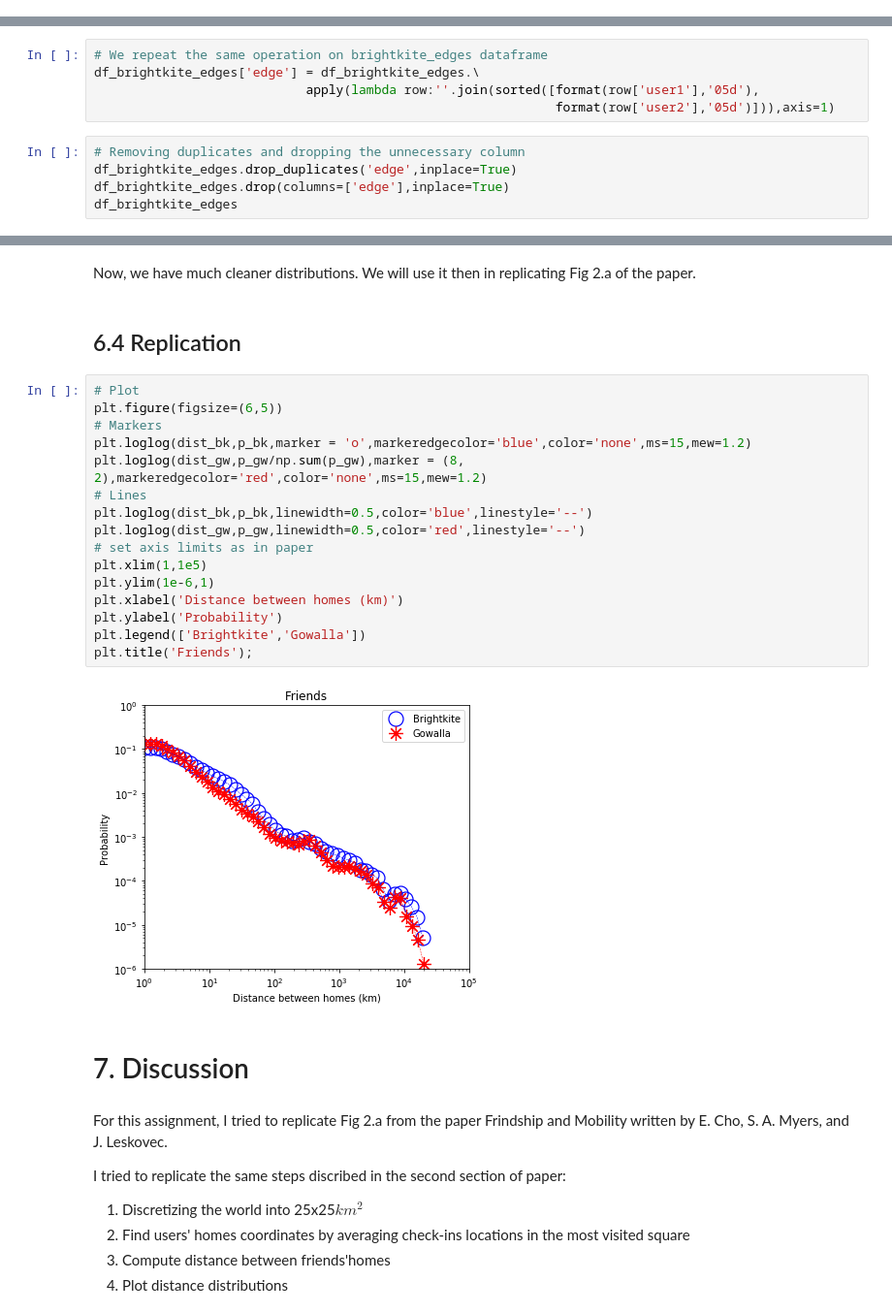
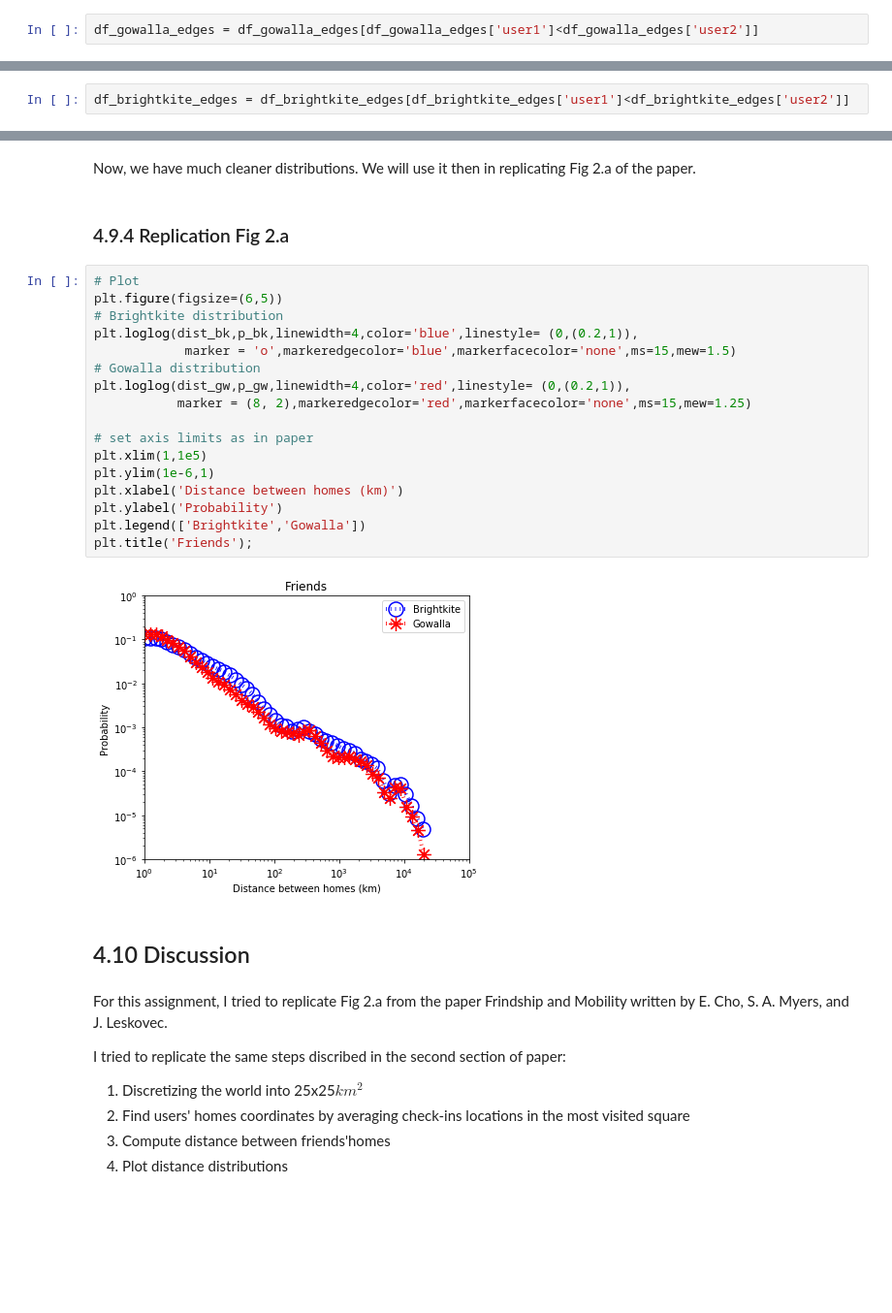
Before and after one commit to TheAzouz/Replication-of-Friendship-and-mobility, a Jupyter notebook: replication_report.ipynb, the cells around one changed output, grey strips where cells are left out. Shown at 97% size. Cells and saved outputs as stored; diff of their text form; blank space fills up the shorter version.

Commit message:
Add replication 2

```diff
--- a/replication_report.ipynb
+++ b/replication_report.ipynb
@@ -295,2 +236,4 @@ df_gowalla_edges
+# %%
+df_gowalla_edges = df_gowalla_edges[df_gowalla_edges['user1']<df_gowalla_edges['user2']]
 # %% [markdown]
 ### 3.2.2 Brightkite edges
@@ -302,10 +239,0 @@ len(str(df_brightkite_edges['user1'].max()))
-# %%
-# We repeat the same operation on brightkite_edges dataframe
-df_brightkite_edges['edge'] = df_brightkite_edges.\
-                            apply(lambda row:''.join(sorted([format(row['user1'],'05d'),
-                                                             format(row['user2'],'05d')])),axis=1)
-# %%
-# Removing duplicates and dropping the unnecessary column
-df_brightkite_edges.drop_duplicates('edge',inplace=True)
-df_brightkite_edges.drop(columns=['edge'],inplace=True)
-df_brightkite_edges
@@ -325,0 +240,2 @@ df_brightkite_edges
+# %%
+df_brightkite_edges = df_brightkite_edges[df_brightkite_edges['user1']<df_brightkite_edges['user2']]
@@ -740,27 +627,28 @@ plt.title('Friends');
 # %% [markdown]
 Now, we have much cleaner distributions. We will use it then in replicating Fig 2.a of the paper.
 # %% [markdown]
-## 6.4 Replication
+### 4.9.4 Replication Fig 2.a
 # %%
 # Plot
 plt.figure(figsize=(6,5))
-# Markers
-plt.loglog(dist_bk,p_bk,marker = 'o',markeredgecolor='blue',color='none',ms=15,mew=1.2)
-plt.loglog(dist_gw,p_gw/np.sum(p_gw),marker = (8, 2),markeredgecolor='red',color='none',ms=15,mew=1.2)
-# Lines
-plt.loglog(dist_bk,p_bk,linewidth=0.5,color='blue',linestyle='--')
-plt.loglog(dist_gw,p_gw,linewidth=0.5,color='red',linestyle='--')
+# Brightkite distribution
+plt.loglog(dist_bk,p_bk,linewidth=4,color='blue',linestyle= (0,(0.2,1)),
+            marker = 'o',markeredgecolor='blue',markerfacecolor='none',ms=15,mew=1.5)
+# Gowalla distribution
+plt.loglog(dist_gw,p_gw,linewidth=4,color='red',linestyle= (0,(0.2,1)),
+           marker = (8, 2),markeredgecolor='red',markerfacecolor='none',ms=15,mew=1.25)
+
 # set axis limits as in paper
 plt.xlim(1,1e5)
 plt.ylim(1e-6,1)
 plt.xlabel('Distance between homes (km)')
 plt.ylabel('Probability')
 plt.legend(['Brightkite','Gowalla'])
 plt.title('Friends');
 # %% [output]
-[figure, old version]
+[figure, new version]
 # %% [markdown]
-# 7. Discussion
+## 4.10 Discussion
 # %% [markdown]
 For this assignment, I tried to replicate Fig 2.a from the paper Frindship and Mobility written by E. Cho, S. A. Myers, and J. Leskovec.
 
```
Also changed, not shown: parts of 94 cells of this notebook.
